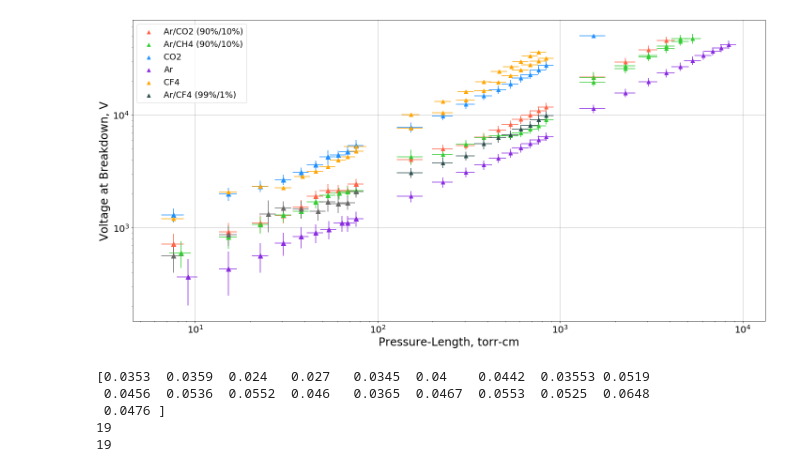
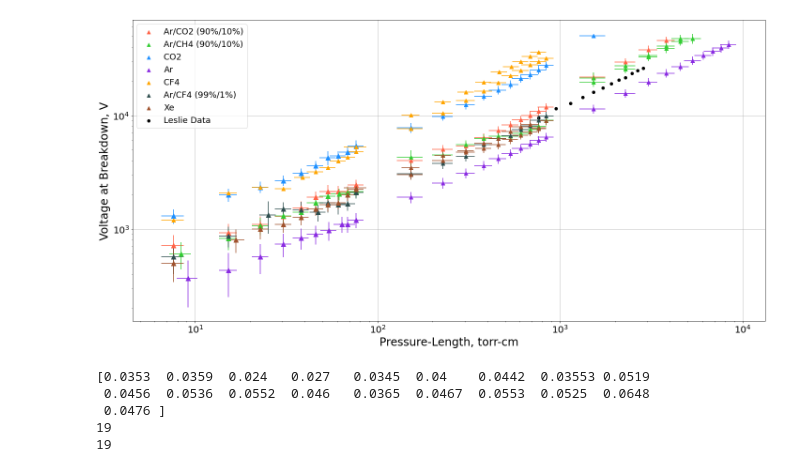
Before and after one commit to UTA-REST/HVBreakdown, a Jupyter notebook: HVplot.ipynb, the cells around one changed output. Saved outputs shown, nothing was run; the diff lists cells and outputs as text; code cells hidden in the pictures.

```diff
--- a/HVplot.ipynb
+++ b/HVplot.ipynb
@@ -113,3 +115,8 @@ dfp
+# %%
+#Leslie's Xenon Data, semi-approximated by eye
+
+lep_Xe = np.arange(2, 8, .5)
+ledat_Xe = np.array([19,23,25.5,29,32,35,38,41,43,47,49.5,52])
 # %%
 fig, ax = plt.subplots()
 
@@ -166,36 +173,48 @@ plt.scatter(dfp.loc[('Ar','10mm','GP','1'),'avep'],dfp.loc[('Ar','10mm','GP','1'
 # CF4
 plt.errorbar(dfp.loc[('CF4','10mm','AP','1'),'avep'],dfp.loc[('CF4','10mm','AP','1'),'avev'], xerr=dfp.loc[('CF4','10mm','AP','1'),'perr'], yerr=dfp.loc[('CF4','10mm','AP','1'),'perr'], ls='', color='orange', marker='^', ms=8)
 plt.scatter(dfp.loc[('CF4','10mm','AP','1'),'avep'],dfp.loc[('CF4','10mm','AP','1'),'avev'],color='orange', marker='^', s=56, label='CF4')
 plt.errorbar(dfp.loc[('CF4','1mm','GP','1'),'avep'],dfp.loc[('CF4','1mm','GP','1'),'avev'], xerr=dfp.loc[('CF4','1mm','GP','1'),'perr'], yerr=dfp.loc[('CF4','1mm','GP','1'),'perr'], ls='', color='orange', marker='^', ms=8)
 plt.scatter(dfp.loc[('CF4','1mm','GP','1'),'avep'],dfp.loc[('CF4','1mm','GP','1'),'avev'],color='orange', marker='^', s=56)
 plt.errorbar(dfp.loc[('CF4','1mm','AP','1'),'avep'],dfp.loc[('CF4','1mm','AP','1'),'avev'], xerr=dfp.loc[('CF4','1mm','AP','1'),'perr'], yerr=dfp.loc[('CF4','1mm','AP','1'),'perr'], ls='', color='orange', marker='^', ms=8)
 plt.scatter(dfp.loc[('CF4','1mm','AP','1'),'avep'],dfp.loc[('CF4','1mm','AP','1'),'avev'],color='orange', marker='^', s=56)
 
 # ArCF4
 plt.errorbar(dfp.loc[('ArCF4','1mm','GP','1'),'avep'],dfp.loc[('ArCF4','1mm','GP','1'),'avev'], xerr=dfp.loc[('ArCF4','1mm','GP','1'),'perr'], yerr=dfp.loc[('ArCF4','1mm','GP','1'),'verr'], ls='', color='darkslategrey', marker='^', ms=8)
 plt.scatter(dfp.loc[('ArCF4','1mm','GP','1'),'avep'],dfp.loc[('ArCF4','1mm','GP','1'),'avev'],color='darkslategrey', marker='^', s=56, label='Ar/CF4 (99%/1%)')
-plt.errorbar(dfp.loc[('ArCF4','1mm','AP','1'),'avep'],dfp.loc[('ArCF4','1mm','AP','1'),'avev'], xerr=dfp.loc[('ArCF4','1mm','AP','1'),'perr'], yerr=dfp.loc[('ArCF4','1mm','AP','1'),'verr'], ls='', color='dimgray', marker='^', ms=10)
-plt.scatter(dfp.loc[('ArCF4','1mm','AP','1'),'avep'],dfp.loc[('ArCF4','1mm','AP','1'),'avev'],color='dimgray', marker='^', s=56)
+plt.errorbar(dfp.loc[('ArCF4','1mm','AP','1'),'avep'],dfp.loc[('ArCF4','1mm','AP','1'),'avev'], xerr=dfp.loc[('ArCF4','1mm','AP','1'),'perr'], yerr=dfp.loc[('ArCF4','1mm','AP','1'),'verr'], ls='', color='darkslategrey', marker='^', ms=10)
+plt.scatter(dfp.loc[('ArCF4','1mm','AP','1'),'avep'],dfp.loc[('ArCF4','1mm','AP','1'),'avev'],color='darkslategrey', marker='^', s=56)
 
+# Xe
+plt.errorbar(dfp.loc[('Xe','1mm','GP','1'),'avep'],dfp.loc[('Xe','1mm','GP','1'),'avev'], xerr=dfp.loc[('Xe','1mm','GP','1'),'perr'], yerr=dfp.loc[('Xe','1mm','GP','1'),'verr'], ls='', color='sienna', marker='^', ms=8)
+plt.scatter(dfp.loc[('Xe','1mm','GP','1'),'avep'],dfp.loc[('Xe','1mm','GP','1'),'avev'],color='sienna', marker='^', s=56, label='Xe')
+plt.errorbar(dfp.loc[('Xe','1mm','AP','1'),'avep'],dfp.loc[('Xe','1mm','AP','1'),'avev'], xerr=dfp.loc[('Xe','1mm','AP','1'),'perr'], yerr=dfp.loc[('Xe','1mm','AP','1'),'verr'], ls='', color='sienna', marker='^', ms=10)
+plt.scatter(dfp.loc[('Xe','1mm','AP','1'),'avep'],dfp.loc[('Xe','1mm','AP','1'),'avev'],color='sienna', marker='^', s=56)
+plt.errorbar(dfp.loc[('Xe','10mm','AP','1'),'avep'],dfp.loc[('Xe','10mm','AP','1'),'avev'], xerr=dfp.loc[('Xe','10mm','AP','1'),'perr'], yerr=dfp.loc[('Xe','10mm','AP','1'),'verr'], ls='', color='sienna', marker='^', ms=8)
+plt.scatter(dfp.loc[('Xe','10mm','AP','1'),'avep'],dfp.loc[('Xe','10mm','AP','1'),'avev'],color='sienna', marker='^', s=56)
+# plt.errorbar(dfp.loc[('Xe','10mm','GP','1'),'avep'],dfp.loc[('Xe','10mm','GP','1'),'avev'], xerr=dfp.loc[('Xe','10mm','GP','1'),'perr'], yerr=dfp.loc[('Xe','10mm','GP','1'),'verr'], ls='', color='sienna', marker='^', ms=8)
+# plt.scatter(dfp.loc[('Xe','10mm','GP','1'),'avep'],dfp.loc[('Xe','10mm','GP','1'),'avev'],color='sienna', marker='^', s=56)
+
+#Leslie Data
+plt.scatter(lep_Xe*760*.5, ledat_Xe*1000*.5, marker='.', s=150, color='black', label='Leslie Data')
 
 ax.set_yscale('log')
 ax.set_xscale('log')
 fig.set_figheight(10)
 fig.set_figwidth(20)
 
 plt.xlabel('Pressure-Length, torr-cm', fontsize=24)
 plt.ylabel('Voltage at Breakdown, V', fontsize=24)
 plt.legend(fontsize=18, loc="best")
 plt.xticks(fontsize=20)
 plt.yticks(fontsize=20)
 plt.grid()
 
 plt.tight_layout()
 plt.savefig('multigasplot.png', dpi=400)
 
 plt.show()
 # %% [output]
-[figure, old version]
+[figure, new version]
 # %%
 p = np.arange(.4, 1e4, .01)
 d = 1
```
Also changed, not shown: parts of 8 cells of this notebook.
